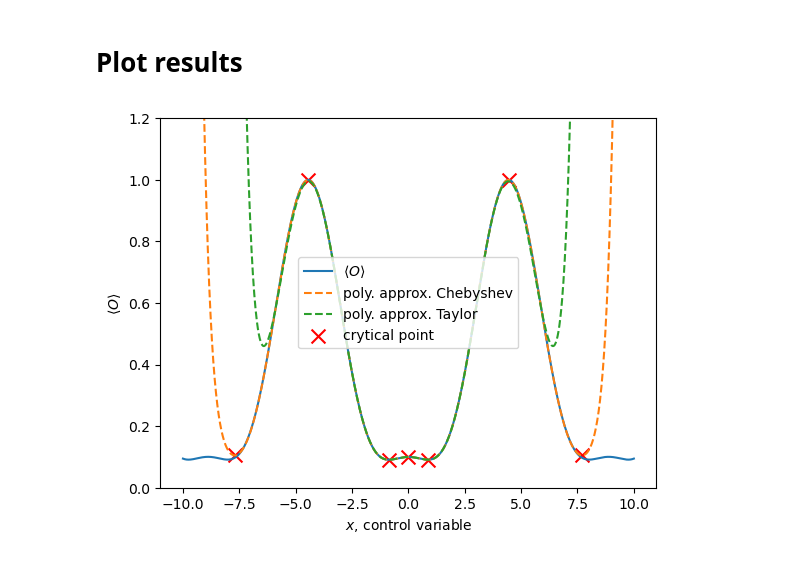
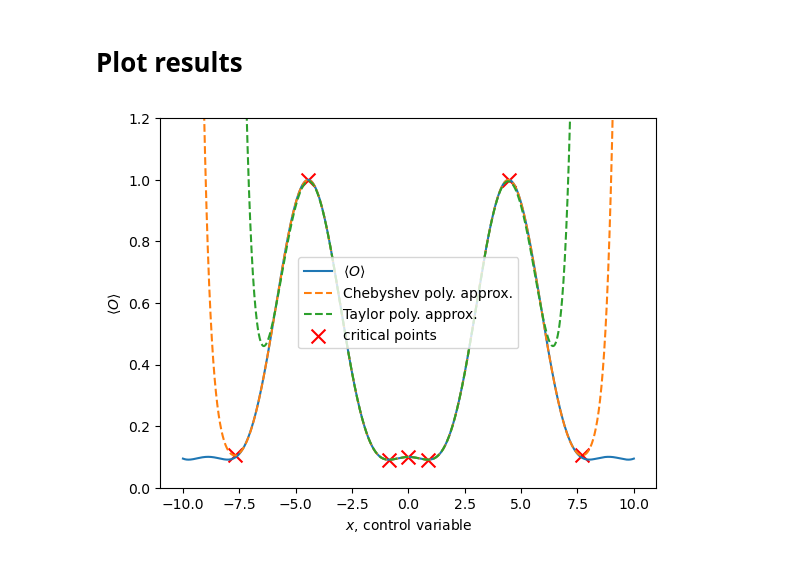
Before and after one commit to dibondar/QControlPolyOpt, a Jupyter notebook: Three_level_system_with_trap--piecewise_constant.ipynb, the cells around one changed output. Saved outputs shown, nothing was run; the diff lists cells and outputs as text; code cells hidden in the pictures.

```diff
--- a/Three_level_system_with_trap--piecewise_constant.ipynb
+++ b/Three_level_system_with_trap--piecewise_constant.ipynb
@@ -203,18 +203,18 @@ critical_points_taylor = vcat(real_solutions(result_taylor)...)
 average_O = expectation_O.(ξ);
 # %%
 plot(ξ, average_O, label=L"\langle O \rangle")
-plot(ξ, obj_chebyshev.(ξ), "--", label="poly. approx. Chebyshev")
-plot(ξ, obj_taylor.(ξ), "--", label="poly. approx. Taylor")
+plot(ξ, obj_chebyshev.(ξ), "--", label="Chebyshev poly. approx.")
+plot(ξ, obj_taylor.(ξ), "--", label="Taylor poly. approx.")
 
-scatter(critical_points_chebyshev, obj_chebyshev.(critical_points_chebyshev), 100, marker="x", color="r", label="crytical point")
+scatter(critical_points_chebyshev, obj_chebyshev.(critical_points_chebyshev), 100, marker="x", color="r", label="critical points")
 ylim(0, 1.2)
 
 xlabel(L"x" * ", control variable")
 ylabel(L"\langle O \rangle")
 legend()
 
 savefig("Fig_OwithTrap.pdf")
 
 show()
 # %% [output]
-[figure, old version]
+[figure, new version]
```
Also changed, not shown: parts of 2 cells of this notebook.
